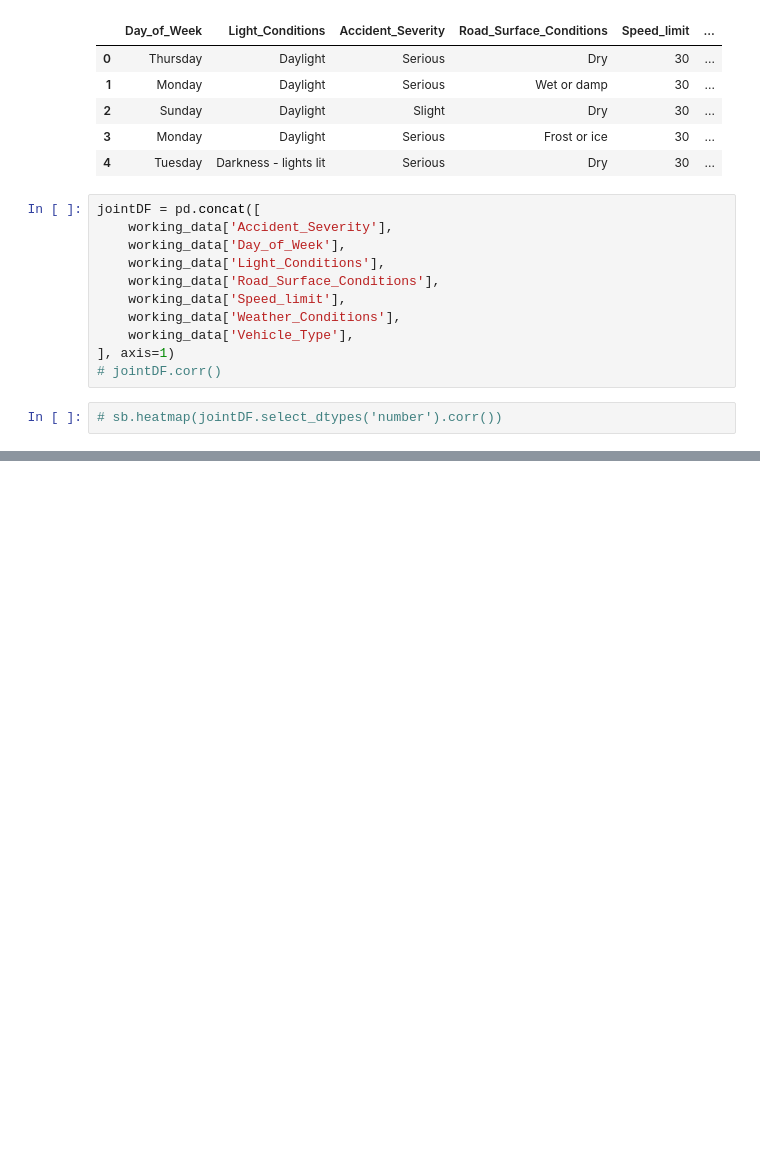
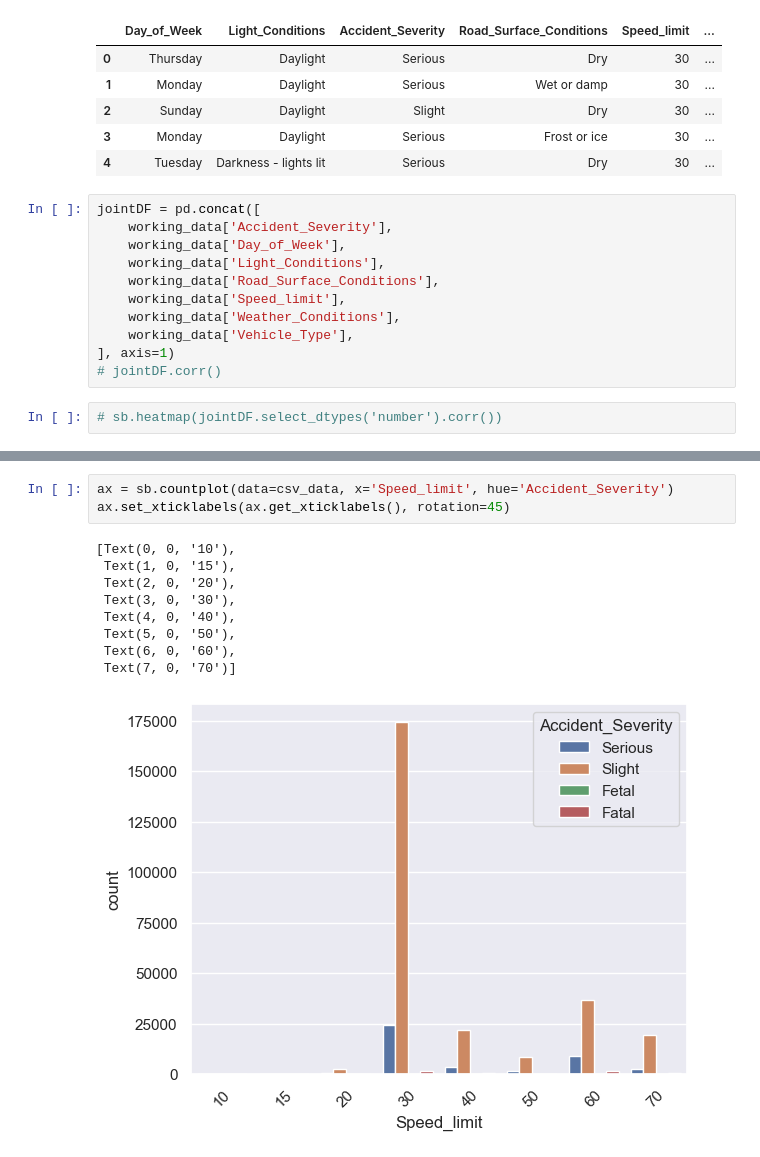
Before and after one commit to Noiderate/SC1015-MINI_PROJECT, a Jupyter notebook: mini project.ipynb, the cells around one changed output, grey strips where cells are left out. Saved outputs shown, nothing was run; the diff lists cells and outputs as text; blank space fills up the shorter version.

```diff
--- a/mini project.ipynb
+++ b/mini project.ipynb
@@ -153,0 +148,13 @@ sb.heatmap(jointDF.groupby(['Accident_Severity', 'Vehicle_Type']).size().unstack
+# %%
+ax = sb.countplot(data=csv_data, x='Speed_limit', hue='Accident_Severity')
+ax.set_xticklabels(ax.get_xticklabels(), rotation=45)
+# %% [output]
+[Text(0, 0, '10'),
+ Text(1, 0, '15'),
+ Text(2, 0, '20'),
+ Text(3, 0, '30'),
+ Text(4, 0, '40'),
+ Text(5, 0, '50'),
+ Text(6, 0, '60'),
+ Text(7, 0, '70')]
+[figure, added]
```
Also changed, not shown: parts of 9 cells of this notebook.
